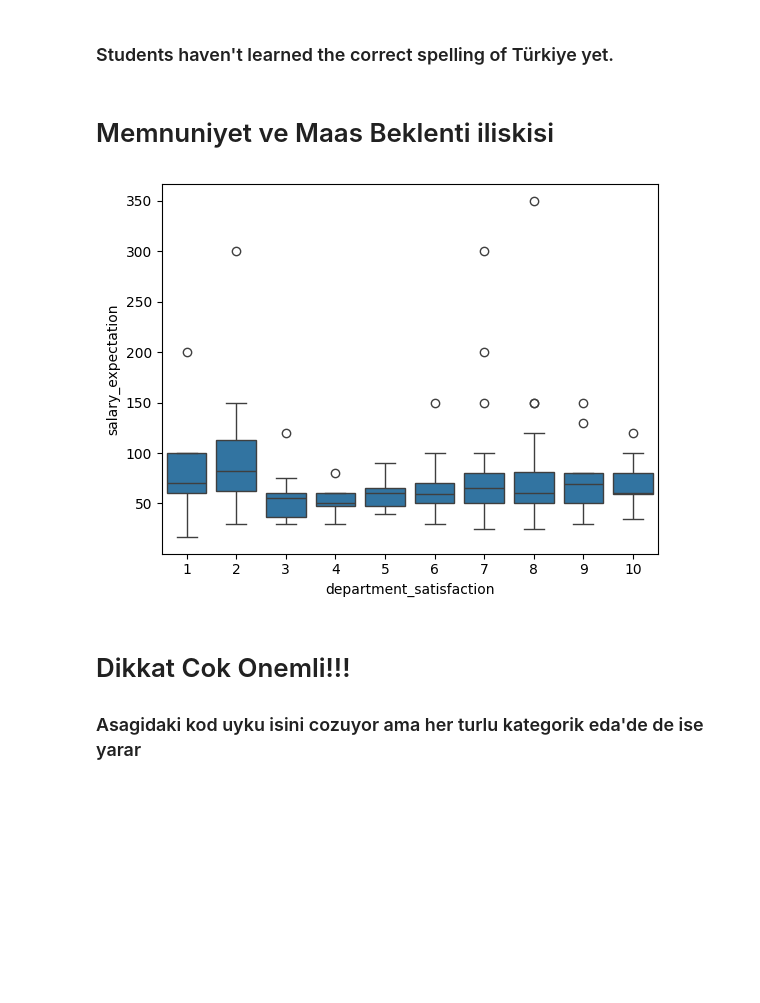
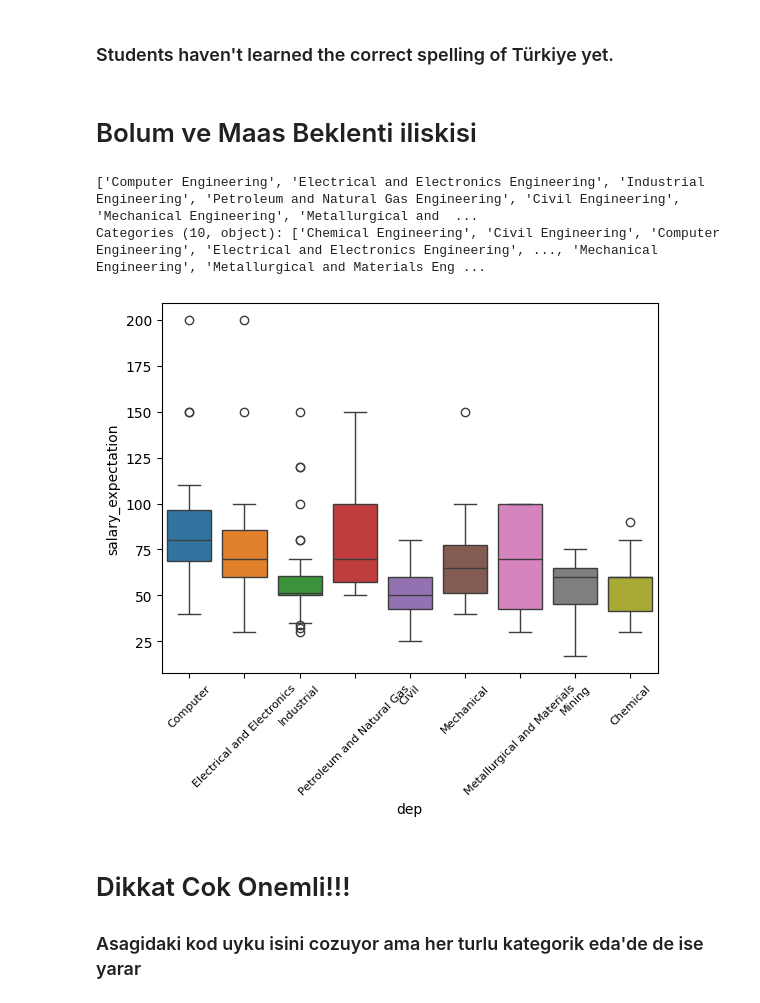
Before and after one commit to alitasbas/365-Project, a Jupyter notebook: EDA.ipynb, the cells around one changed output. Cells and saved outputs as stored; diff of their text form; code cells hidden in the pictures; blank space fills up the shorter version.

Commit message:
Changed a visualization in END.ipynb

```diff
--- a/EDA.ipynb
+++ b/EDA.ipynb
@@ -128,14 +117,36 @@ plt.show()
 # %% [markdown]
 ### Students haven't learned the correct spelling of Türkiye yet.
 # %% [markdown]
-# Memnuniyet ve Maas Beklenti iliskisi
+# Bolum ve Maas Beklenti iliskisi
+# %%
+df["department"].unique()
+# %% [output]
+['Computer Engineering', 'Electrical and Electronics Engineering', 'Industrial Engineering', 'Petroleum and Natural Gas Engineering', 'Civil Engineering', 'Mechanical Engineering', 'Metallurgical and  ...
+Categories (10, object): ['Chemical Engineering', 'Civil Engineering', 'Computer Engineering', 'Electrical and Electronics Engineering', ..., 'Mechanical Engineering', 'Metallurgical and Materials Eng ...
 # %%
-sns.boxplot(x="department_satisfaction", y="salary_expectation", data=df.loc[df["salary_expectation"] < 1000, ])
+s = df.copy()
+
+s["dep"] = df["department"].map({
+    'Computer Engineering': 'Computer',
+    'Electrical and Electronics Engineering': 'Electrical and Electronics',
+    'Industrial Engineering': 'Industrial',
+    'Petroleum and Natural Gas Engineering': 'Petroleum and Natural Gas',
+    'Civil Engineering': 'Civil',
+    'Mechanical Engineering': 'Mechanical',
+    'Metallurgical and Materials Engineering': 'Metallurgical and Materials',
+    'Mining Engineering': 'Mining',
+    'Chemical Engineering': 'Chemical',
+    'Food Engineering': 'Food'
+})
+
+ax = sns.boxplot(x="dep", y="salary_expectation", hue="dep", data=s.loc[s["salary_expectation"] < 210, ], legend=False)
+
+ax.set_xticklabels(labels = df["dep"].unique(), rotation=45, fontsize=8)
 plt.show()
 # When salary_exp column is "clean", remove the filter
 # Check for outliers
 # %% [output]
-[figure, old version]
+[figure, new version]
 # %% [markdown]
 # Dikkat Cok Onemli!!!
 ### Asagidaki kod uyku isini cozuyor ama her turlu kategorik eda'de de ise yarar
```
Also changed, not shown: parts of 2 cells of this notebook.
